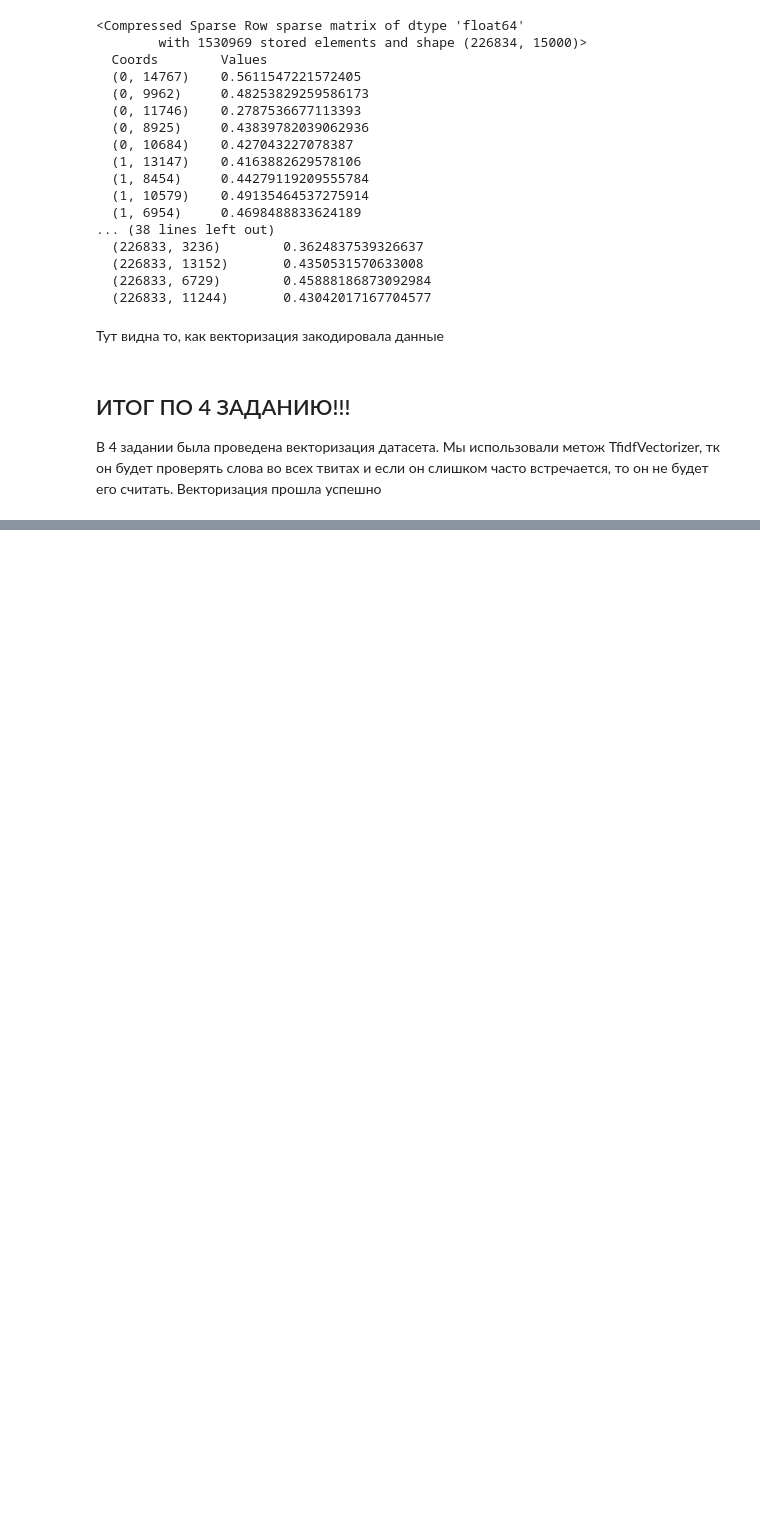
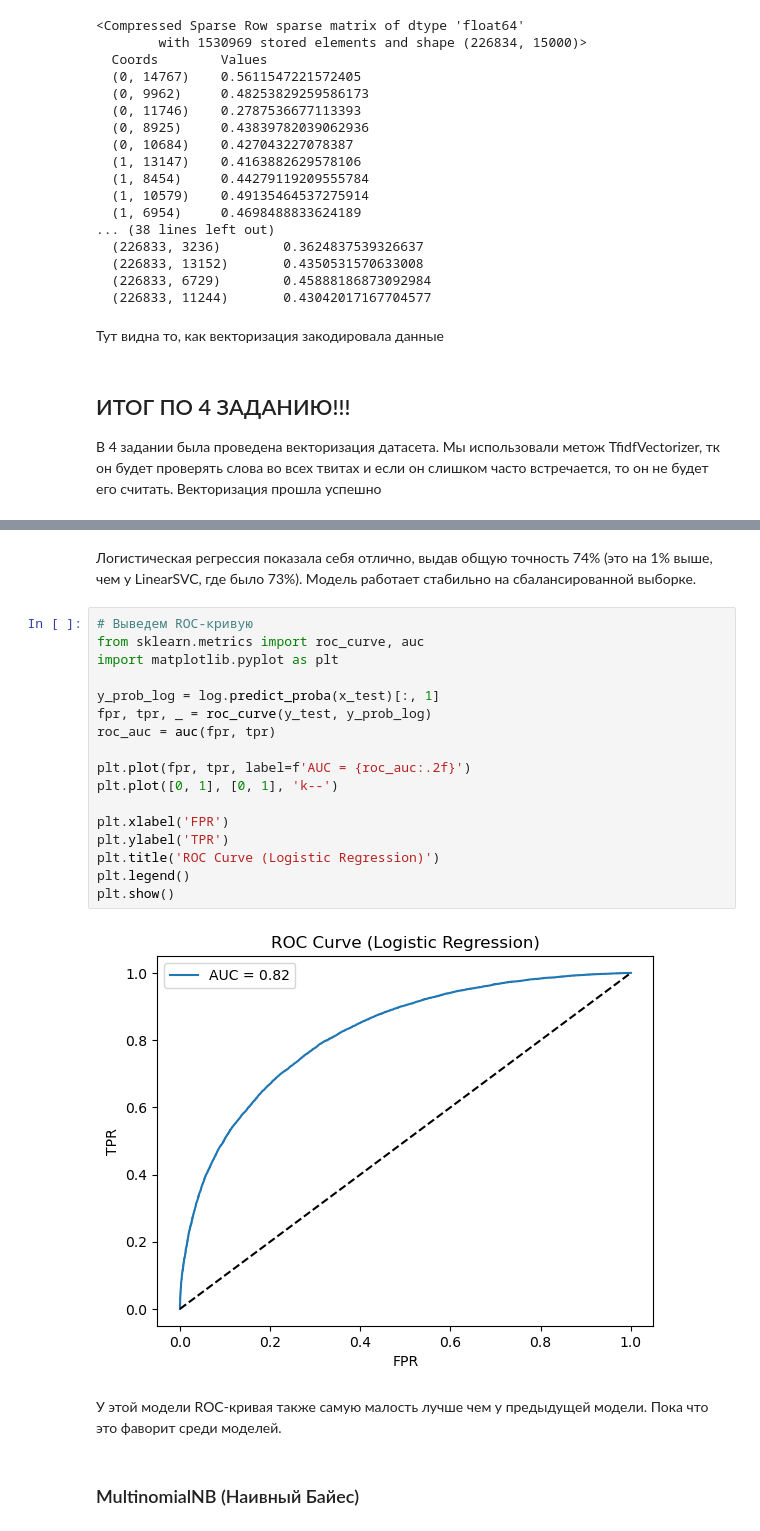
Before and after one commit to Kuma102/Final-work, a Jupyter notebook: Итоговая работа.ipynb, the cells around one changed output, grey strips where cells are left out. Saved outputs shown, nothing was run; the diff lists cells and outputs as text; blank space fills up the shorter version.

```diff
--- a/Итоговая работа.ipynb
+++ b/Итоговая работа.ipynb
@@ -602,0 +698,25 @@ print(tfidf_matrix)
+# %% [markdown]
+Логистическая регрессия показала себя отлично, выдав общую точность 74% (это на 1% выше, чем у LinearSVC, где было 73%). Модель работает стабильно на сбалансированной выборке.
+# %%
+# Выведем ROC-кривую
+from sklearn.metrics import roc_curve, auc
+import matplotlib.pyplot as plt
+
+y_prob_log = log.predict_proba(x_test)[:, 1]
+fpr, tpr, _ = roc_curve(y_test, y_prob_log)
+roc_auc = auc(fpr, tpr)
+
+plt.plot(fpr, tpr, label=f'AUC = {roc_auc:.2f}')
+plt.plot([0, 1], [0, 1], 'k--')
+
+plt.xlabel('FPR')
+plt.ylabel('TPR')
+plt.title('ROC Curve (Logistic Regression)')
+plt.legend()
+plt.show()
+# %% [output]
+[figure, added]
+# %% [markdown]
+У этой модели ROC-кривая также самую малость лучше чем у предыдущей модели. Пока что это фаворит среди моделей.
+# %% [markdown]
+### MultinomialNB (Наивный Байес)
```
Also changed, not shown: parts of 35 cells of this notebook.
